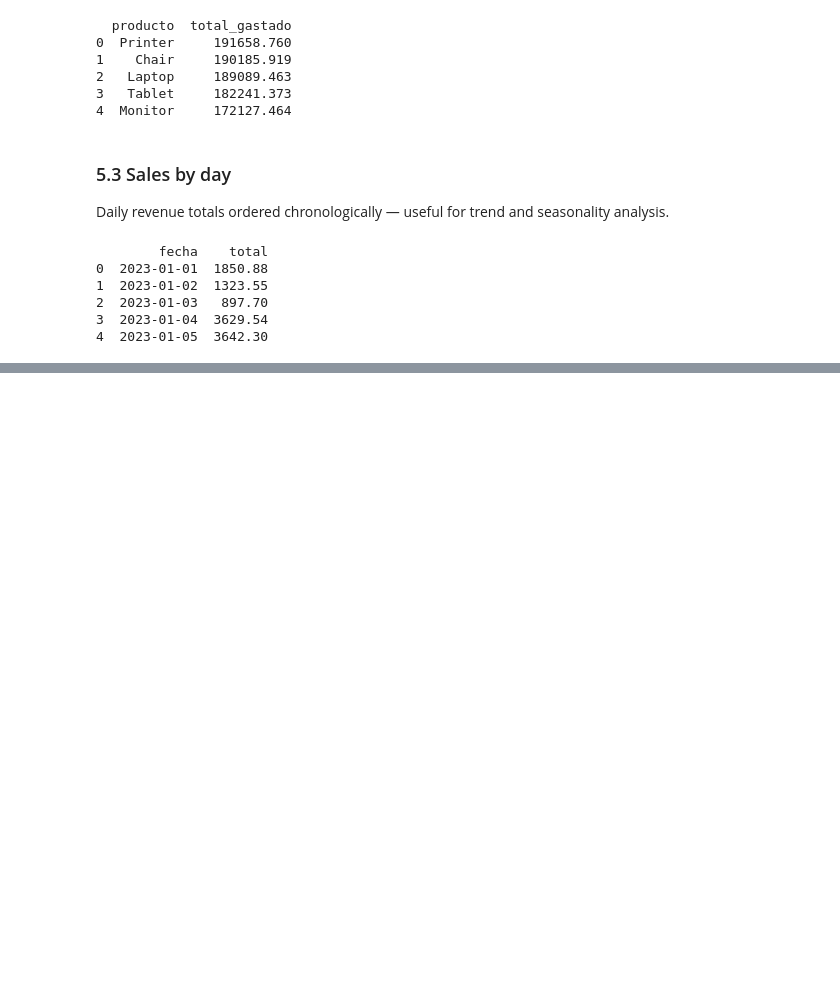
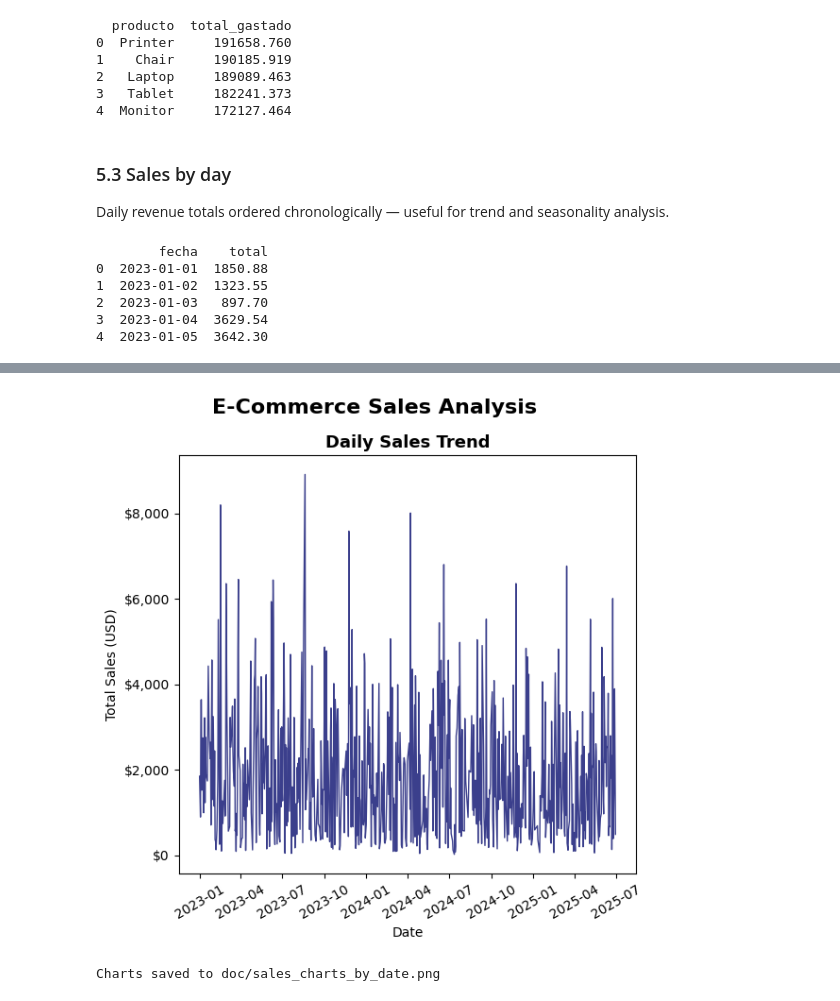
Before and after one commit to CaveroPaul/Challenge1, a Jupyter notebook: data_extraction.ipynb, the cells around one changed output, grey strips where cells are left out. Cells and saved outputs as stored; diff of their text form; code cells hidden in the pictures; blank space fills up the shorter version.

```diff
--- a/data_extraction.ipynb
+++ b/data_extraction.ipynb
@@ -432,0 +469,21 @@ print(df_diario.head())
+# %%
+
+# --- 6.3 Daily sales trend ---
+fig, axes = plt.subplots(1, 1, figsize=(6, 6))
+fig.suptitle("E-Commerce Sales Analysis", fontsize=16, fontweight="bold", y=0.98)
+
+df_diario["fecha"] = pd.to_datetime(df_diario["fecha"])
+axes.plot(df_diario["fecha"], df_diario["total"], color="#3B3F8C", linewidth=1)
+axes.set_title("Daily Sales Trend", fontsize=13, fontweight="bold")
+axes.set_xlabel("Date")
+axes.set_ylabel("Total Sales (USD)")
+axes.yaxis.set_major_formatter(mticker.FuncFormatter(lambda x, _: f"${x:,.0f}"))
+axes.tick_params(axis="x", rotation=30)
+
+plt.tight_layout()
+plt.savefig("doc/sales_charts_by_date.png", dpi=150, bbox_inches="tight")
+plt.show()
+print("Charts saved to doc/sales_charts_by_date.png")
+# %% [output]
+[figure, added]
+Charts saved to doc/sales_charts_by_date.png
```
Also changed, not shown: parts of 4 cells of this notebook, 3 other files.
